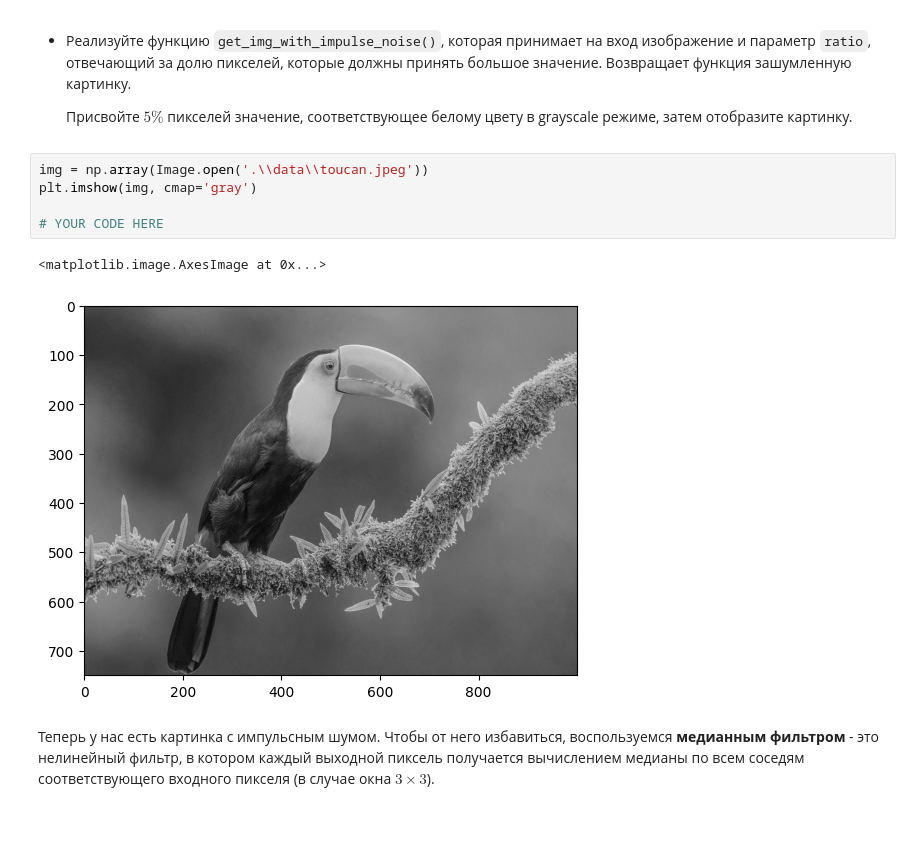
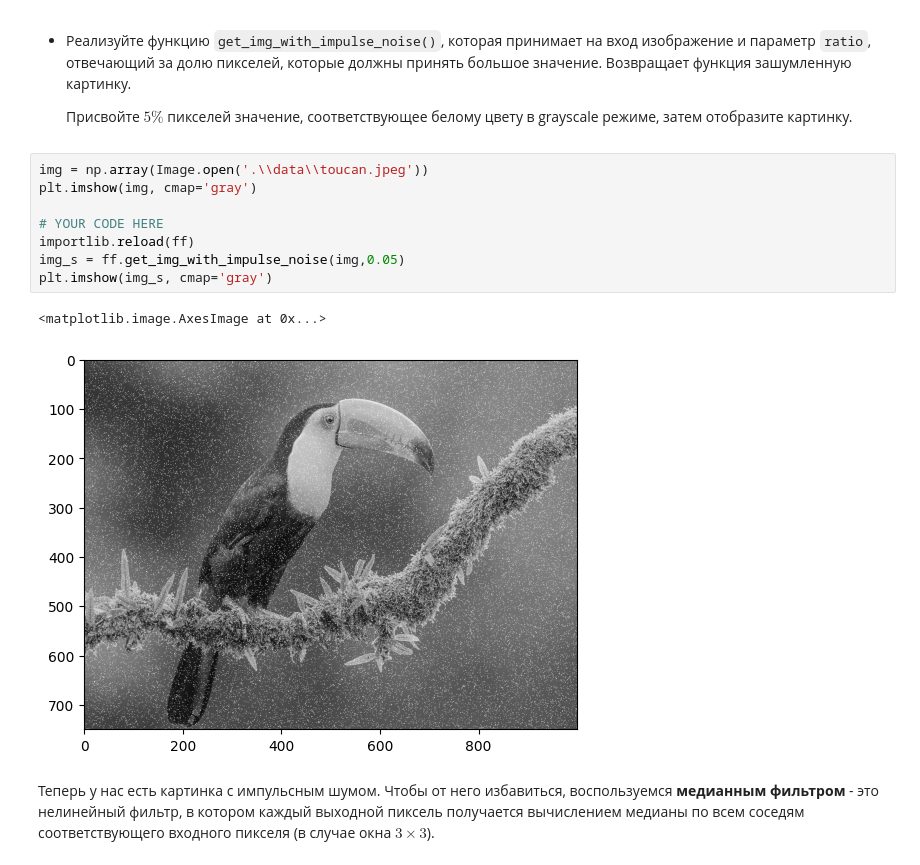
Before and after one commit to Kyushuki/image-processing_study, a Jupyter notebook: assignments/filtering/01_filtering.ipynb, the cells around one changed output. Saved outputs shown, nothing was run; the diff lists cells and outputs as text; blank space fills up the shorter version.

```diff
--- a/assignments/filtering/01_filtering.ipynb
+++ b/assignments/filtering/01_filtering.ipynb
@@ -114,11 +209,14 @@ IPython.display.Image('.\\data\\impulse_noise_example.png', width=700)
 # %%
 img = np.array(Image.open('.\\data\\toucan.jpeg'))
 plt.imshow(img, cmap='gray')
 
 # YOUR CODE HERE
+importlib.reload(ff)
+img_s = ff.get_img_with_impulse_noise(img,0.05)
+plt.imshow(img_s, cmap='gray')
 # %% [output]
 <matplotlib.image.AxesImage at 0x...>
-[figure, old version]
+[figure, new version]
 # %% [markdown]
 Теперь у нас есть картинка с импульсным шумом. Чтобы от него избавиться, воспользуемся **медианным фильтром** - это нелинейный фильтр, в котором каждый выходной пиксель получается вычислением медианы по всем соседям соответствующего входного пикселя (в случае окна $3\times 3$).
 # %%
```
Also changed, not shown: parts of 11 cells of this notebook, 5 other files.
